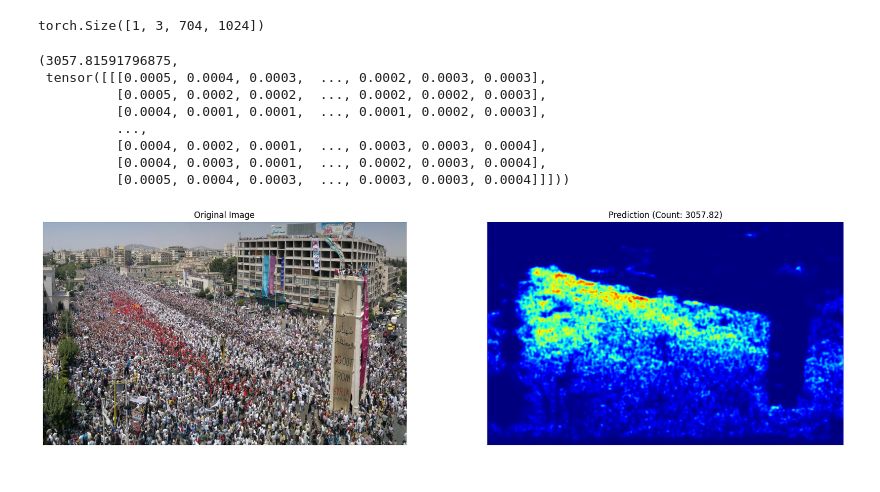
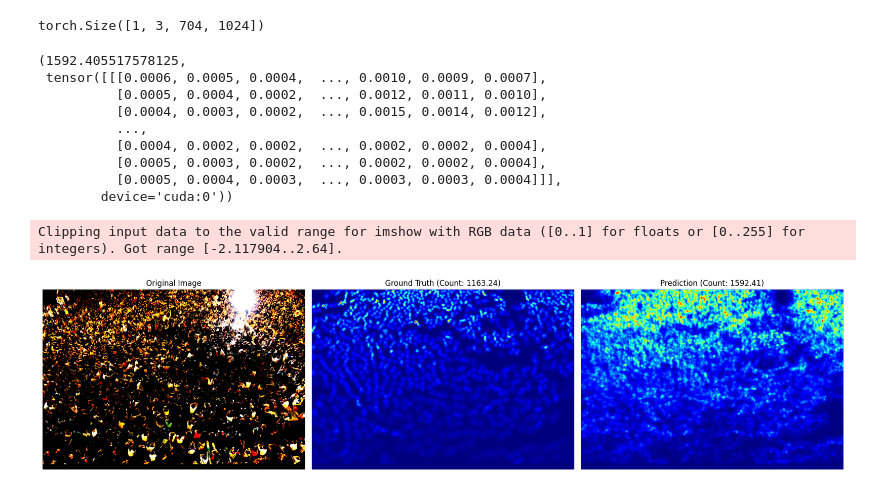
Before and after one commit to Karam-Antar/crowd_counting, a Jupyter notebook: notebooks/explore.ipynb, the cells around one changed output. Saved outputs shown, nothing was run; the diff lists cells and outputs as text; code cells hidden in the pictures.

```diff
--- a/notebooks/explore.ipynb
+++ b/notebooks/explore.ipynb
@@ -15,7 +15,7 @@ from src.utils import inspection
 # %%
 inspection.inspect_model('resnet101')
 # %%
-model, params = MLFlowRegistry().load_model('models:/crowd_counting/52')
+model, params = MLFlowRegistry().load_model('models:/crowd_counting/53')
 # %%
 params
 # %% [output]
@@ -87,21 +79,23 @@ from src.data import transform_sample
 original_image = Image.open('/teamspace/studios/this_studio/workspace/crowd_counting/testing_images/input/hama_protests.jpg').convert('RGB')
 image = transform_sample.preprocess(original_image, params)
 # %%
-result  = model.predict(image)
+result  = model.predict(sample)
 result = (float(result[0][0]), result[1])
 result
 # %% [output]
-(3057.81591796875,
- tensor([[[0.0005, 0.0004, 0.0003,  ..., 0.0002, 0.0003, 0.0003],
-          [0.0005, 0.0002, 0.0002,  ..., 0.0002, 0.0002, 0.0003],
-          [0.0004, 0.0001, 0.0001,  ..., 0.0001, 0.0002, 0.0003],
+(1592.405517578125,
+ tensor([[[0.0006, 0.0005, 0.0004,  ..., 0.0010, 0.0009, 0.0007],
+          [0.0005, 0.0004, 0.0002,  ..., 0.0012, 0.0011, 0.0010],
+          [0.0004, 0.0003, 0.0002,  ..., 0.0015, 0.0014, 0.0012],
           ...,
-          [0.0004, 0.0002, 0.0001,  ..., 0.0003, 0.0003, 0.0004],
-          [0.0004, 0.0003, 0.0001,  ..., 0.0002, 0.0003, 0.0004],
-          [0.0005, 0.0004, 0.0003,  ..., 0.0003, 0.0003, 0.0004]]]))
+          [0.0004, 0.0002, 0.0002,  ..., 0.0002, 0.0002, 0.0004],
+          [0.0005, 0.0003, 0.0002,  ..., 0.0002, 0.0002, 0.0004],
+          [0.0005, 0.0004, 0.0003,  ..., 0.0003, 0.0003, 0.0004]]],
+        device='cuda:0'))
 # %%
-vis.visualize_sample(original_image, pred=result, cmap='jet')
+vis.visualize_sample(sample, target=(count, target), pred=result, cmap='jet')
 # %% [output]
+Clipping input data to the valid range for imshow with RGB data ([0..1] for floats or [0..255] for integers). Got range [-2.117904..2.64].
-[figure, old version]
+[figure, new version]
 # %%
 vis.visualize_model_graph(model.model, sample=sample)
```
Also changed, not shown: parts of 3 cells of this notebook, 4 other files.
